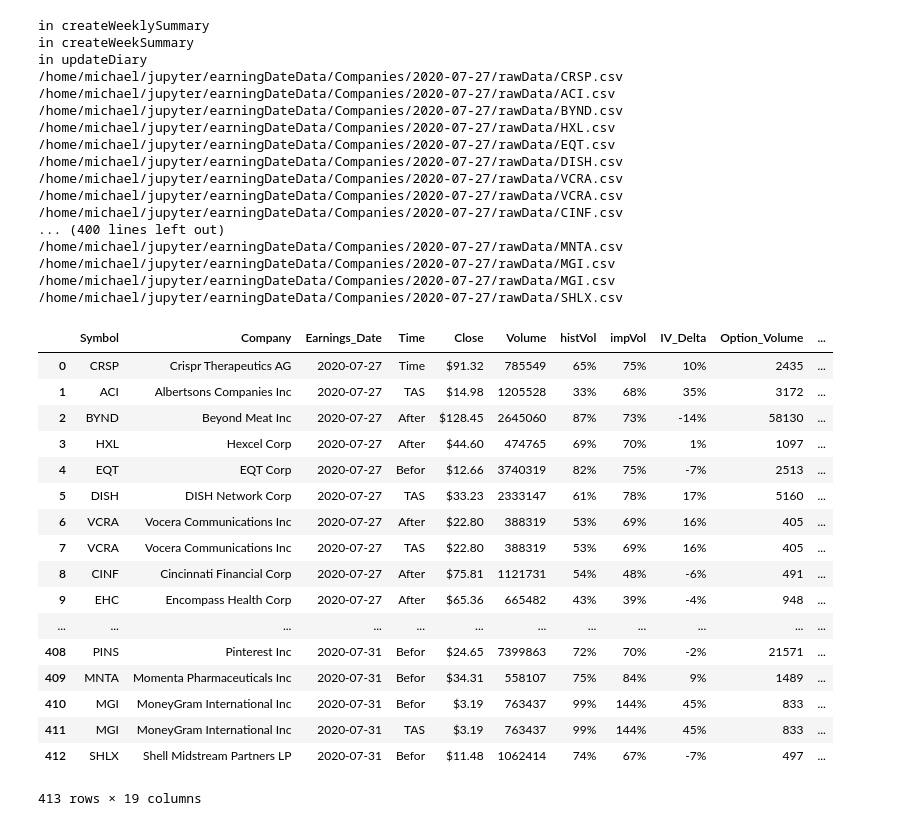
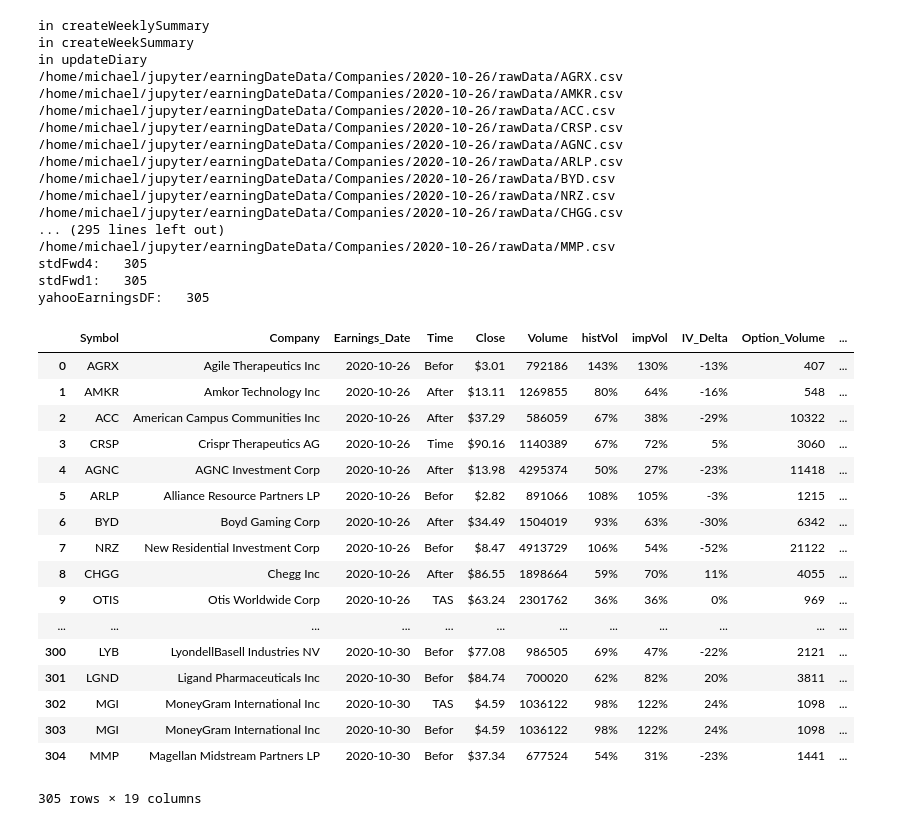
Before and after one commit to michaelrkost/PyProd, a Jupyter notebook: 3) CreateExcelDiaryV10.ipynb, the cells around one changed output. Cells and saved outputs as stored; diff of their text form; code cells hidden in the pictures.

```diff
--- a/3) CreateExcelDiaryV10.ipynb
+++ b/3) CreateExcelDiaryV10.ipynb
@@ -24,44 +23,44 @@ Start Time:  2020-07-20 18:26
 # %%
 #Starting day of the earnings
-startday = '2020-07-27'
+startday = '2020-10-26'
 
 buildSummary.createWeeklySummary(startday)
 # %% [output]
 in createWeeklySummary
 in createWeekSummary
 in updateDiary
-/home/michael/jupyter/earningDateData/Companies/2020-07-27/rawData/CRSP.csv
-/home/michael/jupyter/earningDateData/Companies/2020-07-27/rawData/ACI.csv
-/home/michael/jupyter/earningDateData/Companies/2020-07-27/rawData/BYND.csv
-/home/michael/jupyter/earningDateData/Companies/2020-07-27/rawData/HXL.csv
-/home/michael/jupyter/earningDateData/Companies/2020-07-27/rawData/EQT.csv
-/home/michael/jupyter/earningDateData/Companies/2020-07-27/rawData/DISH.csv
-/home/michael/jupyter/earningDateData/Companies/2020-07-27/rawData/VCRA.csv
-/home/michael/jupyter/earningDateData/Companies/2020-07-27/rawData/VCRA.csv
-/home/michael/jupyter/earningDateData/Companies/2020-07-27/rawData/CINF.csv
-... (400 lines left out)
-/home/michael/jupyter/earningDateData/Companies/2020-07-27/rawData/MNTA.csv
-/home/michael/jupyter/earningDateData/Companies/2020-07-27/rawData/MGI.csv
-/home/michael/jupyter/earningDateData/Companies/2020-07-27/rawData/MGI.csv
-/home/michael/jupyter/earningDateData/Companies/2020-07-27/rawData/SHLX.csv
+/home/michael/jupyter/earningDateData/Companies/2020-10-26/rawData/AGRX.csv
+/home/michael/jupyter/earningDateData/Companies/2020-10-26/rawData/AMKR.csv
+/home/michael/jupyter/earningDateData/Companies/2020-10-26/rawData/ACC.csv
+/home/michael/jupyter/earningDateData/Companies/2020-10-26/rawData/CRSP.csv
+/home/michael/jupyter/earningDateData/Companies/2020-10-26/rawData/AGNC.csv
+/home/michael/jupyter/earningDateData/Companies/2020-10-26/rawData/ARLP.csv
+/home/michael/jupyter/earningDateData/Companies/2020-10-26/rawData/BYD.csv
+/home/michael/jupyter/earningDateData/Companies/2020-10-26/rawData/NRZ.csv
+/home/michael/jupyter/earningDateData/Companies/2020-10-26/rawData/CHGG.csv
+... (295 lines left out)
+/home/michael/jupyter/earningDateData/Companies/2020-10-26/rawData/MMP.csv
+stdFwd4:   305
+stdFwd1:   305
+yahooEarningsDF:   305
 |  | Symbol | Company | Earnings_Date | Time | Close | Volume | histVol | impVol | IV_Delta | Option_Volume | ... |
-| 0 | CRSP | Crispr Therapeutics AG | 2020-07-27 | Time | $91.32 | 785549 | 65% | 75% | 10% | 2435 | ... |
-| 1 | ACI | Albertsons Companies Inc | 2020-07-27 | TAS | $14.98 | 1205528 | 33% | 68% | 35% | 3172 | ... |
-| 2 | BYND | Beyond Meat Inc | 2020-07-27 | After | $128.45 | 2645060 | 87% | 73% | -14% | 58130 | ... |
-| 3 | HXL | Hexcel Corp | 2020-07-27 | After | $44.60 | 474765 | 69% | 70% | 1% | 1097 | ... |
-| 4 | EQT | EQT Corp | 2020-07-27 | Befor | $12.66 | 3740319 | 82% | 75% | -7% | 2513 | ... |
-| 5 | DISH | DISH Network Corp | 2020-07-27 | TAS | $33.23 | 2333147 | 61% | 78% | 17% | 5160 | ... |
-| 6 | VCRA | Vocera Communications Inc | 2020-07-27 | After | $22.80 | 388319 | 53% | 69% | 16% | 405 | ... |
-| 7 | VCRA | Vocera Communications Inc | 2020-07-27 | TAS | $22.80 | 388319 | 53% | 69% | 16% | 405 | ... |
-| 8 | CINF | Cincinnati Financial Corp | 2020-07-27 | After | $75.81 | 1121731 | 54% | 48% | -6% | 491 | ... |
-| 9 | EHC | Encompass Health Corp | 2020-07-27 | After | $65.36 | 665482 | 43% | 39% | -4% | 948 | ... |
+| 0 | AGRX | Agile Therapeutics Inc | 2020-10-26 | Befor | $3.01 | 792186 | 143% | 130% | -13% | 407 | ... |
+| 1 | AMKR | Amkor Technology Inc | 2020-10-26 | After | $13.11 | 1269855 | 80% | 64% | -16% | 548 | ... |
+| 2 | ACC | American Campus Communities Inc | 2020-10-26 | After | $37.29 | 586059 | 67% | 38% | -29% | 10322 | ... |
+| 3 | CRSP | Crispr Therapeutics AG | 2020-10-26 | Time | $90.16 | 1140389 | 67% | 72% | 5% | 3060 | ... |
+| 4 | AGNC | AGNC Investment Corp | 2020-10-26 | After | $13.98 | 4295374 | 50% | 27% | -23% | 11418 | ... |
+| 5 | ARLP | Alliance Resource Partners LP | 2020-10-26 | Befor | $2.82 | 891066 | 108% | 105% | -3% | 1215 | ... |
+| 6 | BYD | Boyd Gaming Corp | 2020-10-26 | After | $34.49 | 1504019 | 93% | 63% | -30% | 6342 | ... |
+| 7 | NRZ | New Residential Investment Corp | 2020-10-26 | Befor | $8.47 | 4913729 | 106% | 54% | -52% | 21122 | ... |
+| 8 | CHGG | Chegg Inc | 2020-10-26 | After | $86.55 | 1898664 | 59% | 70% | 11% | 4055 | ... |
+| 9 | OTIS | Otis Worldwide Corp | 2020-10-26 | TAS | $63.24 | 2301762 | 36% | 36% | 0% | 969 | ... |
 | ... | ... | ... | ... | ... | ... | ... | ... | ... | ... | ... | ... |
-| 408 | PINS | Pinterest Inc | 2020-07-31 | Befor | $24.65 | 7399863 | 72% | 70% | -2% | 21571 | ... |
-| 409 | MNTA | Momenta Pharmaceuticals Inc | 2020-07-31 | Befor | $34.31 | 558107 | 75% | 84% | 9% | 1489 | ... |
-| 410 | MGI | MoneyGram International Inc | 2020-07-31 | Befor | $3.19 | 763437 | 99% | 144% | 45% | 833 | ... |
-| 411 | MGI | MoneyGram International Inc | 2020-07-31 | TAS | $3.19 | 763437 | 99% | 144% | 45% | 833 | ... |
-| 412 | SHLX | Shell Midstream Partners LP | 2020-07-31 | Befor | $11.48 | 1062414 | 74% | 67% | -7% | 497 | ... |
+| 300 | LYB | LyondellBasell Industries NV | 2020-10-30 | Befor | $77.08 | 986505 | 69% | 47% | -22% | 2121 | ... |
+| 301 | LGND | Ligand Pharmaceuticals Inc | 2020-10-30 | Befor | $84.74 | 700020 | 62% | 82% | 20% | 3811 | ... |
+| 302 | MGI | MoneyGram International Inc | 2020-10-30 | TAS | $4.59 | 1036122 | 98% | 122% | 24% | 1098 | ... |
+| 303 | MGI | MoneyGram International Inc | 2020-10-30 | Befor | $4.59 | 1036122 | 98% | 122% | 24% | 1098 | ... |
+| 304 | MMP | Magellan Midstream Partners LP | 2020-10-30 | Befor | $37.34 | 677524 | 54% | 31% | -23% | 1441 | ... |
-413 rows × 19 columns
+305 rows × 19 columns
 # %%
 buildExcelDiary.saveDiary2Excel(startday)
 
```
Also changed, not shown: parts of 2 cells of this notebook, 4 other files.
